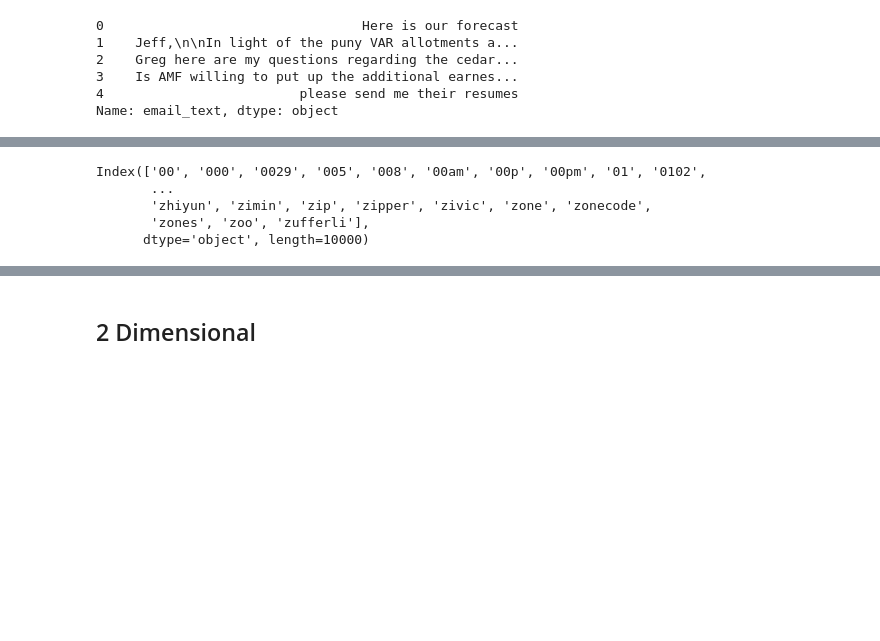
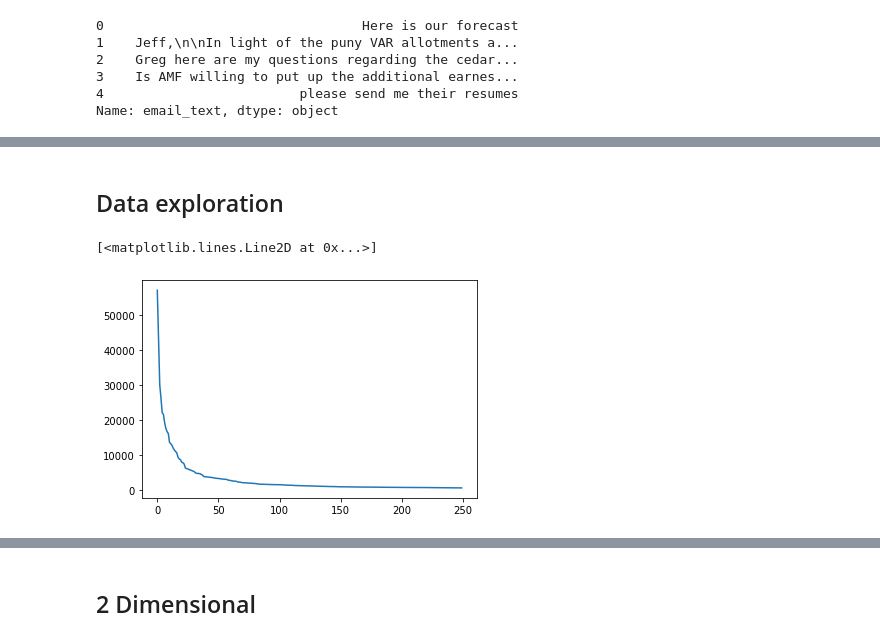
Before and after one commit to nicholasosaka/enron-clustering, a Jupyter notebook: clustering.ipynb, the cells around one changed output, grey strips where cells are left out. Drawn from its saved outputs; the diff is of its cells as text; code cells hidden in the pictures; blank space fills up the shorter version.

```diff
--- a/clustering.ipynb
+++ b/clustering.ipynb
@@ -42,7 +42,8 @@ emails[:5]
 Name: email_text, dtype: object
 # %%
 def preprocess(email):
-    return email.lower()
+    tokens = [token for token in email.lower().split() if token.isalpha()]
+    return " ".join(tokens)
 # %%
 email = random.choice(emails)
 print(f"Raw:\n{email}")
@@ -70,8 +100,17 @@ tf_idf = tf_idf_raw.toarray()
 # %%
-pd.DataFrame(tf_idf, columns=tf_idf_vec.get_feature_names()).columns
+# pd.DataFrame(tf_idf, columns=tf_idf_vec.get_feature_names()).columns[:20]
-# %% [output]
-Index(['00', '000', '0029', '005', '008', '00am', '00p', '00pm', '01', '0102',
-       ...
-       'zhiyun', 'zimin', 'zip', 'zipper', 'zivic', 'zone', 'zonecode',
-       'zones', 'zoo', 'zufferli'],
-      dtype='object', length=10000)
+# %% [markdown]
+## Data exploration
+# %%
+from collections import Counter
+vocab = Counter()
+
+for email in emails_processed:
+    for token in email.split():
+        vocab[token] += 1
+# %%
+maximum = 250
+plt.plot(range(len(vocab.most_common(maximum))), [v for k,v in vocab.most_common(maximum)])
+# %% [output]
+[<matplotlib.lines.Line2D at 0x...>]
+[figure, added]
```
Also changed, not shown: parts of 25 cells of this notebook.
